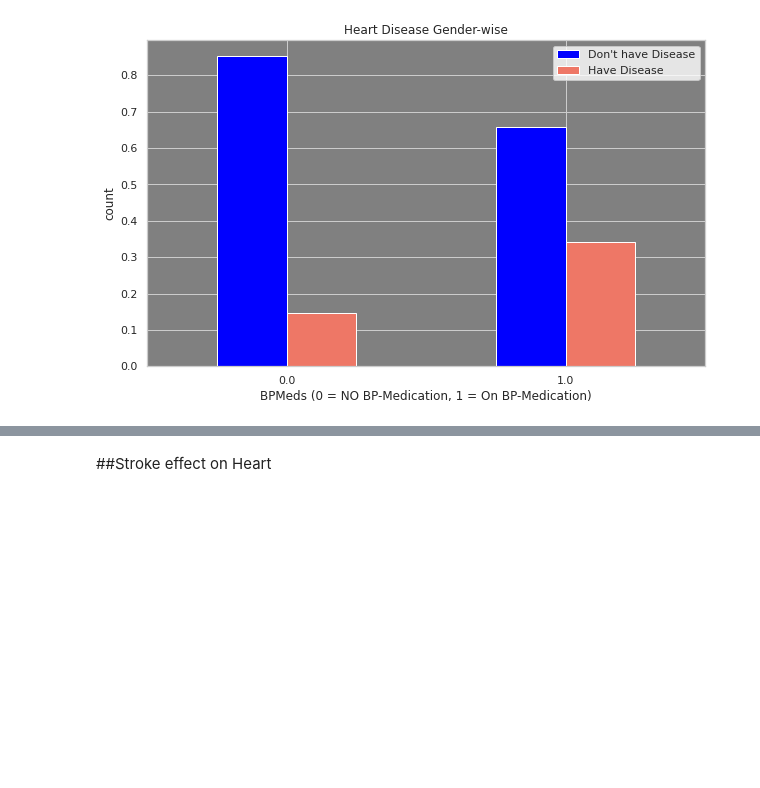
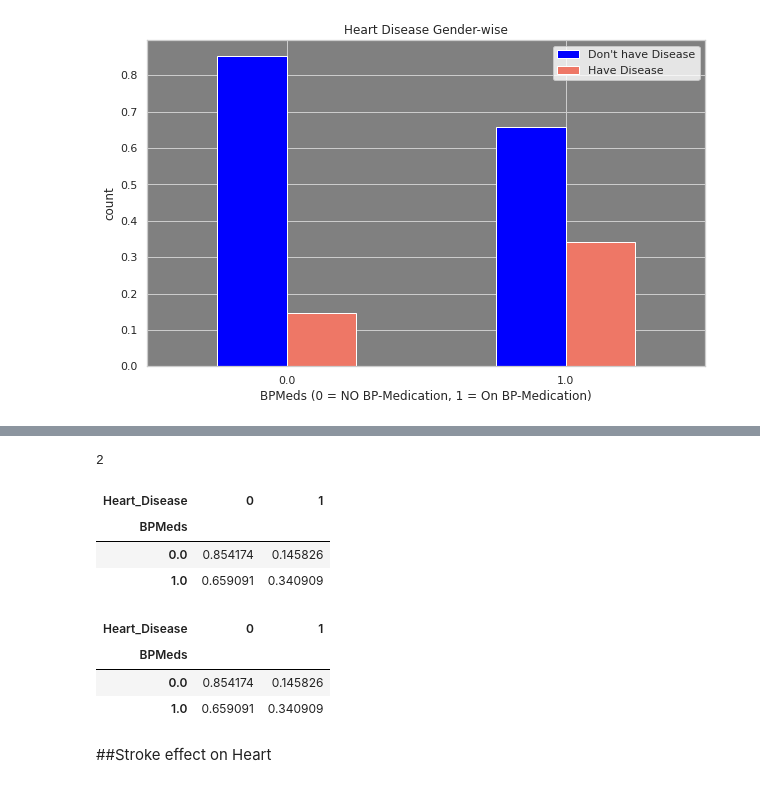
Before and after one commit to guptaprateek98/Capstone_CV_Risk_Prediction, a Jupyter notebook: Capstone_CV_Risk_Prediction.ipynb, the cells around one changed output, grey strips where cells are left out. Drawn from its saved outputs; the diff is of its cells as text; code cells hidden in the pictures; blank space fills up the shorter version.

```diff
--- a/Capstone_CV_Risk_Prediction.ipynb
+++ b/Capstone_CV_Risk_Prediction.ipynb
@@ -391,3 +391,17 @@ plt.ylabel('count')
 plt.show()
 # %% [output]
 [figure]
+# %%
+crs = pd.crosstab(dataf.BPMeds,dataf.Heart_Disease, normalize='index')
+crs.plot(kind="bar",figsize=(10,6),color=['blue','#EE7766' ]).set_facecolor('grey')
+plt.title('Heart Disease Gender-wise')
+plt.xlabel('BPMeds (0 = NO BP-Medication, 1 = On BP-Medication)')
+plt.xticks(rotation=0)
+plt.legend(["Don't have Disease", "Have Disease"])
+plt.ylabel('count')
+## for j in range(crs.shape[1]):
+  #  a = crs.iloc[i][j]
+   # for index, value in enumerate(a):
+    #  plt.text(value, index, str(value))
+
+plt.show()
@@ -394,3 +410,21 @@ plt.show()
+# %%
+crs.shape[1]
+# %% [output]
+2
+# %%
+crs
+# %% [output]
+| Heart_Disease | 0 | 1 |
+| BPMeds |  |  |
+| 0.0 | 0.854174 | 0.145826 |
+| 1.0 | 0.659091 | 0.340909 |
+# %%
+crs
+# %% [output]
+| Heart_Disease | 0 | 1 |
+| BPMeds |  |  |
+| 0.0 | 0.854174 | 0.145826 |
+| 1.0 | 0.659091 | 0.340909 |
 # %% [markdown]
 ##Stroke effect on Heart
 # %%
```
Also changed, not shown: parts of 1 cell of this notebook.
